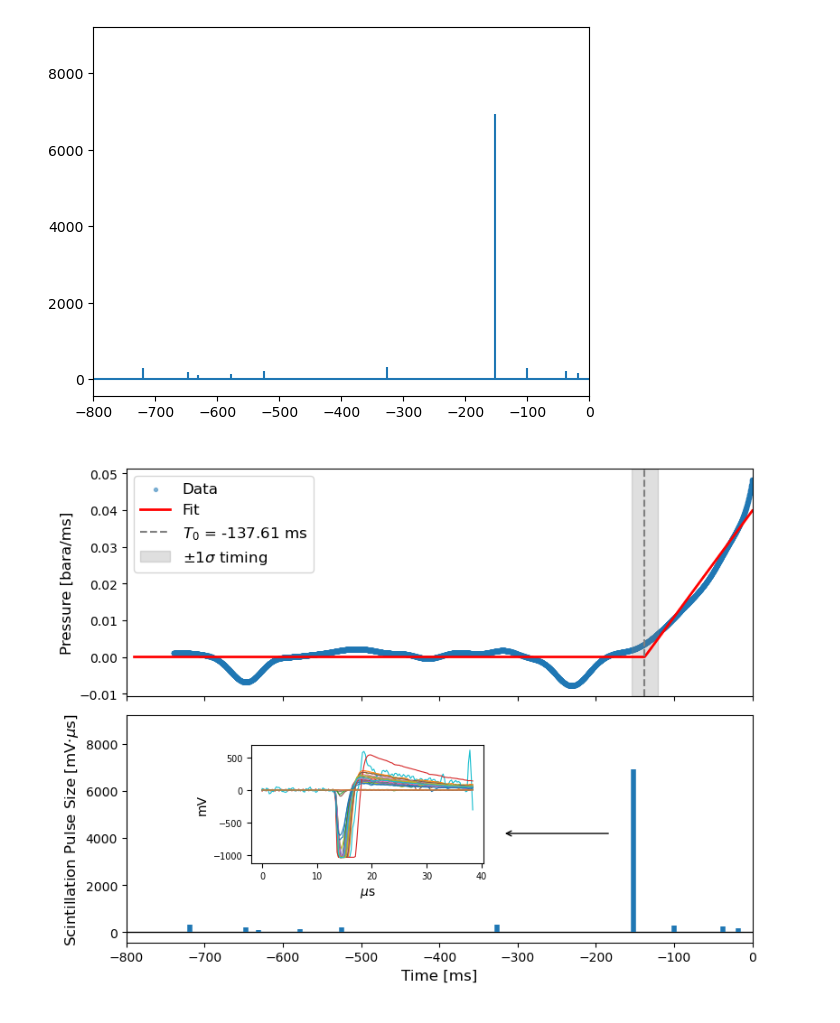
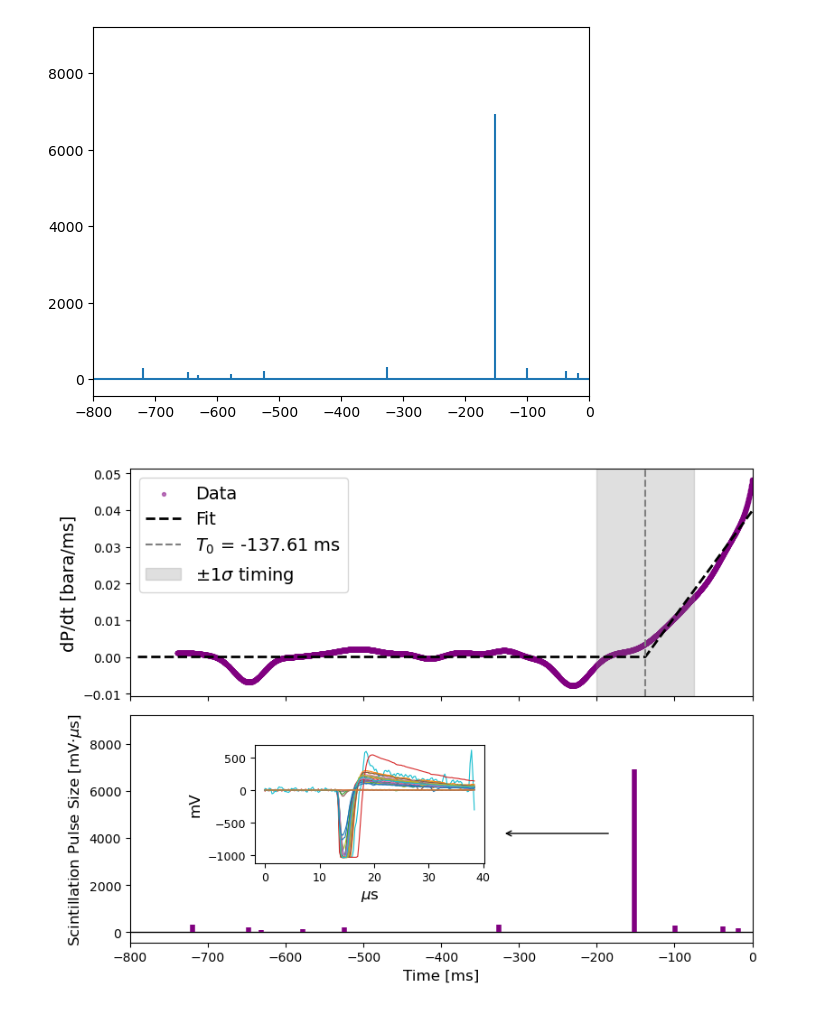
Before and after one commit to SBC-Collaboration/LAr10Ana, a Jupyter notebook: plots/PressureScintPlotFinal.ipynb, the cells around one changed output. Cells and saved outputs as stored; diff of their text form; code cells hidden in the pictures.

```diff
--- a/plots/PressureScintPlotFinal.ipynb
+++ b/plots/PressureScintPlotFinal.ipynb
@@ -1072,7 +1072,8 @@ ax1.scatter(
     slope_before_fit[numtaps:],
     s=8,
     alpha=0.5,
-    label='Data'
+    label='Data',
+    color='purple'
 )
 
 xs = np.linspace(min(time_fitting_range), max(time_fitting_range), 500)
@@ -1082,7 +1083,9 @@ ax1.plot(
     piecewise_with_t((a_fit, t_fit), xs),
     'r-',
     lw=2,
-    label='Fit'
+    label='Fit',
+    color='black',
+    linestyle='--'
 )
 
 ax1.axvline(
@@ -1101,7 +1104,8 @@ ax1.axvspan(
     #label=r'$\pm1\sigma$ timing'
 )
 '''
-std = 17.049639685142395
+#std = 17.049639685142395
+std = 63.079
 mean = -6.110497212513273
 ax1.axvspan(
     t_fit - 800 - std,
@@ -1111,8 +1115,8 @@ ax1.axvspan(
     label=r'$\pm1\sigma$ timing'
 )
 
-ax1.set_ylabel("dP/dt [bara/ms]", fontsize = 12)
-ax1.legend(fontsize=12)
+ax1.set_ylabel("dP/dt [bara/ms]", fontsize = 14)
+ax1.legend(fontsize=14)
 ax1.tick_params(labelbottom=False,labelsize=10)
 
 
@@ -1123,7 +1127,8 @@ ax2.vlines(
     (results['scint_tsec'] * 1000) - results['latch_time_corrected'],
     0,
     (results['hit_sums']),
-    lw = 4
+    lw = 4,
+    color='purple'
 )
 
 ax2.set_xlabel("Time [ms]",fontsize=12)
@@ -1170,40 +1175,40 @@ for wf in waveforms:
     wf_mV = (wf - baseline) * mV_per_ADC
     inset.plot(time_array, wf_mV, lw=0.8)
 
-inset.set_xlabel(r"$\mu$s", fontsize=10)
-inset.set_ylabel("mV", fontsize=10)
+inset.set_xlabel(r"$\mu$s", fontsize=12)
+inset.set_ylabel("mV", fontsize=12)
 
-inset.tick_params(labelsize=7)
+inset.tick_params(labelsize=9)
 
 
 # ARROW
 X_START = 0.78
 Y_START = 0.3
 
 X_END = 0.63
 Y_END = 0.3
 
 # Invisible axes covering the whole figure
 ax_fig = fig.add_axes([0, 0, 1, 1], frameon=False)
 ax_fig.set_axis_off()
 
 ax_fig.annotate(
     "",
     xy=(X_END, Y_END),
     xytext=(X_START, Y_START),
     xycoords="axes fraction",
     textcoords="axes fraction",
     arrowprops=dict(
         arrowstyle="->",
         lw=1,
         color="black",
     ),
 )
 
 plt.tight_layout()
 
 plt.savefig("PressureScint.png")
 
 plt.show()
 # %% [output]
-[figure, old version]
+[figure, new version]
```
Also changed, not shown: 1 other file.
